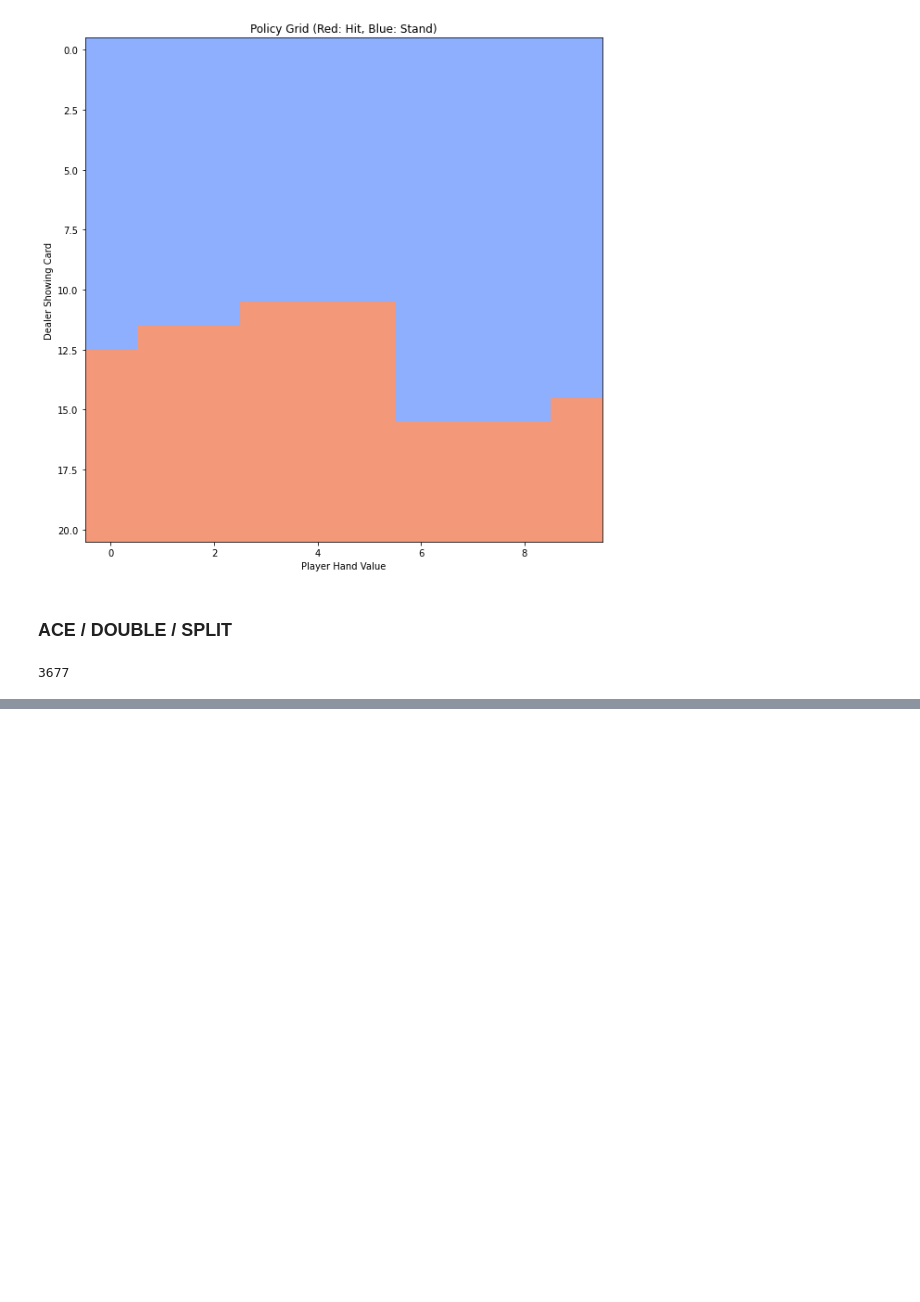
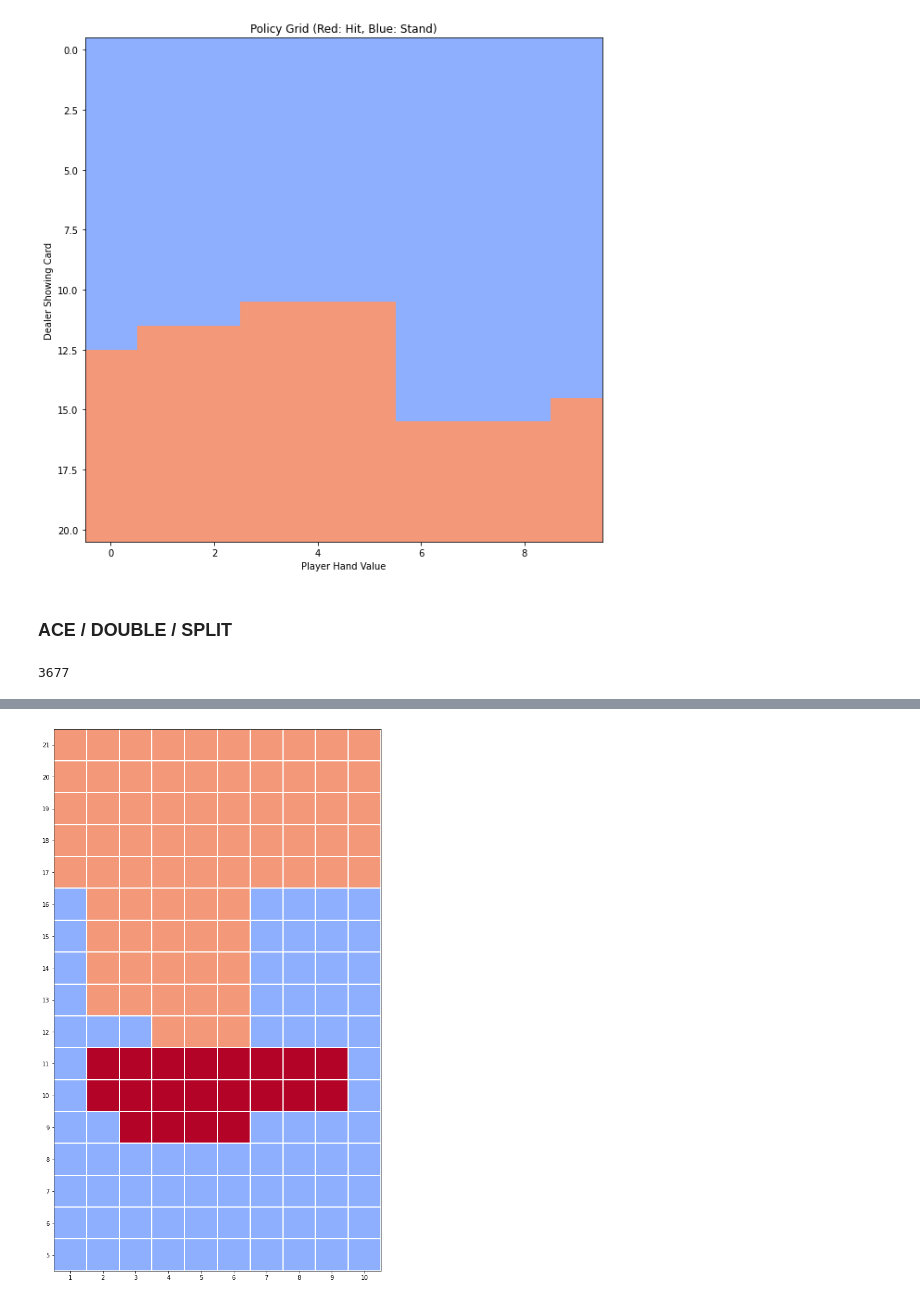
Before and after one commit to Careeza/MDP-RL-Project, a Jupyter notebook: blackJack_q1.ipynb, the cells around one changed output, grey strips where cells are left out. Drawn from its saved outputs; the diff is of its cells as text; code cells hidden in the pictures; blank space fills up the shorter version.

```diff
--- a/blackJack_q1.ipynb
+++ b/blackJack_q1.ipynb
@@ -398,5 +423,19 @@ def stand_on_17(player_hand, dealer_hand):
 		return STAND
 	else:
 		return HIT
+# %%
+def stand_on_17_soft(player_hand, dealer_hand):
+	score = count_score(*dealer_hand)
+	if score > 17:
+		return STAND
+	elif score == 17:
+		if count_ace_used(*dealer_hand) == 0:
+			return STAND
+		else:
+			return HIT
+	else:
+		return HIT
 # %%
 M_dealer_17 = getGainMatrixDealerPolicy(stand_on_17)
+# %%
+M_dealer_17_soft = getGainMatrixDealerPolicy(stand_on_17_soft)
@@ -493,0 +584,41 @@ count_score(0, 0, 0, 0, 2, 0, 0, 0, 0, 0, 0, 0, 0)
+# %%
+M_player, optimal_policy = getGainMatrixPlayerOptimalPolicy(M_dealer_17_soft)
+# %%
+M_hard = np.zeros((17, 10))
+
+for card_dealer in range(10):
+	hand = create_hand(6, 6, 6)
+	index = valid_hands_to_index[hand]
+	M_hard[count_score(*hand) - 5, card_dealer] = optimal_policy[index, card_dealer]
+	for card_1 in range(13):
+		for card_2 in range(10):
+			if card_1 != card_2 and card_1 != 0 and card_2 !=0:
+				hand = create_hand(card_1, card_2)
+				index = valid_hands_to_index[hand]
+				M_hard[count_score(*hand) - 5, card_dealer] = optimal_policy[index, card_dealer]
+
+plt.figure(figsize=(10, 17))
+plt.imshow(M_hard, cmap="coolwarm", aspect="auto", origin="lower")
+plt.clim(-0.5, 1.5)
+
+ax = plt.gca();
+
+# Major ticks
+ax.set_xticks(np.arange(0, 10))
+ax.set_yticks(np.arange(0, 17))
+
+# Labels for major ticks
+ax.set_xticklabels(np.arange(1, 11, 1))
+ax.set_yticklabels(np.arange(5, 22, 1))
+
+# Minor ticks
+ax.set_xticks(np.arange(-.5, 10, 1), minor=True)
+ax.set_yticks(np.arange(-.5, 17, 1), minor=True)
+
+# Gridlines based on minor ticks
+ax.grid(which='minor', color='w', linestyle='-', linewidth=2)
+
+# Remove minor ticks
+ax.tick_params(which='minor', bottom=False, left=False)
+# %% [output]
+[figure, added]
```
Also changed, not shown: parts of 14 cells of this notebook.
